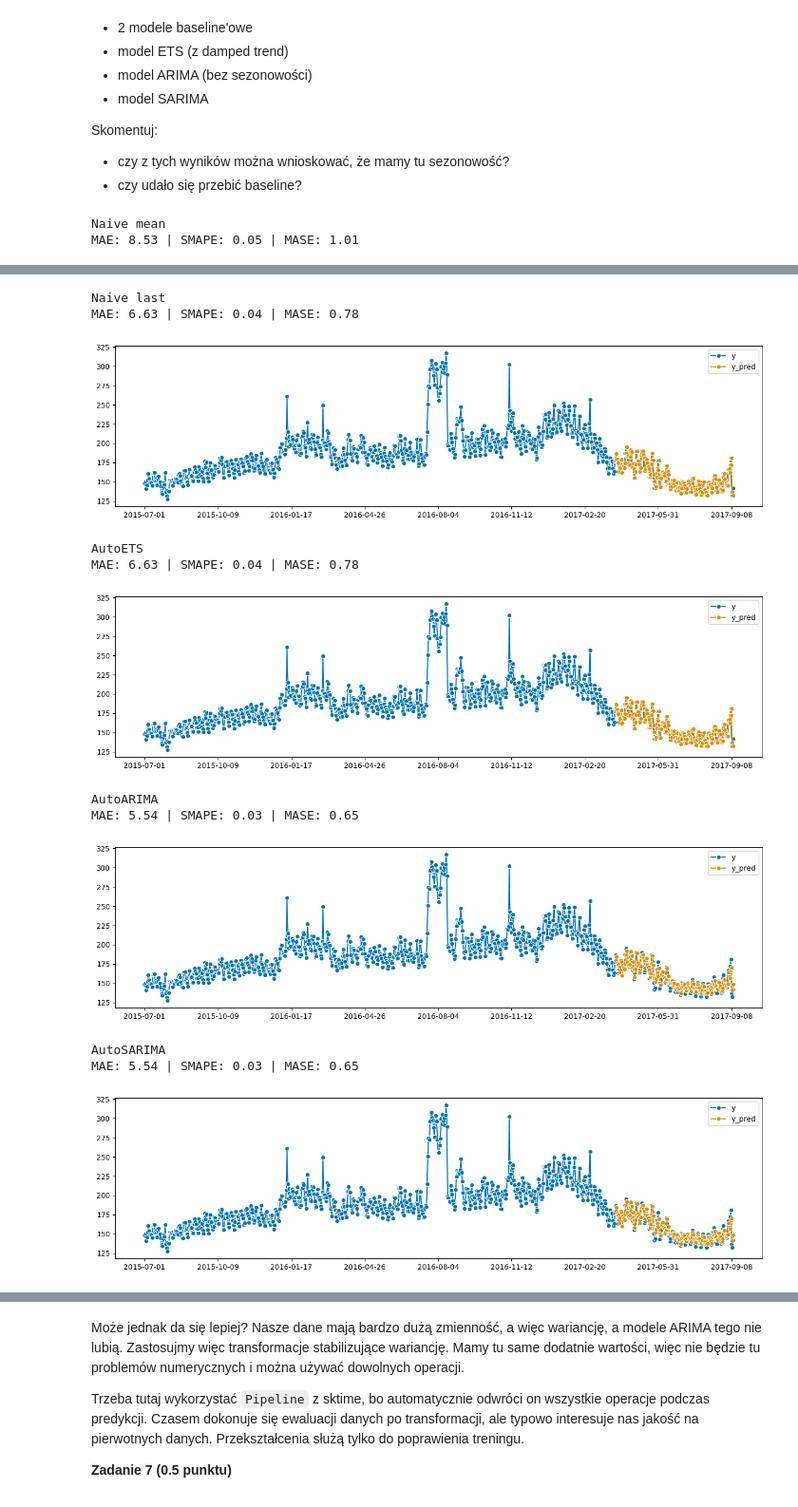
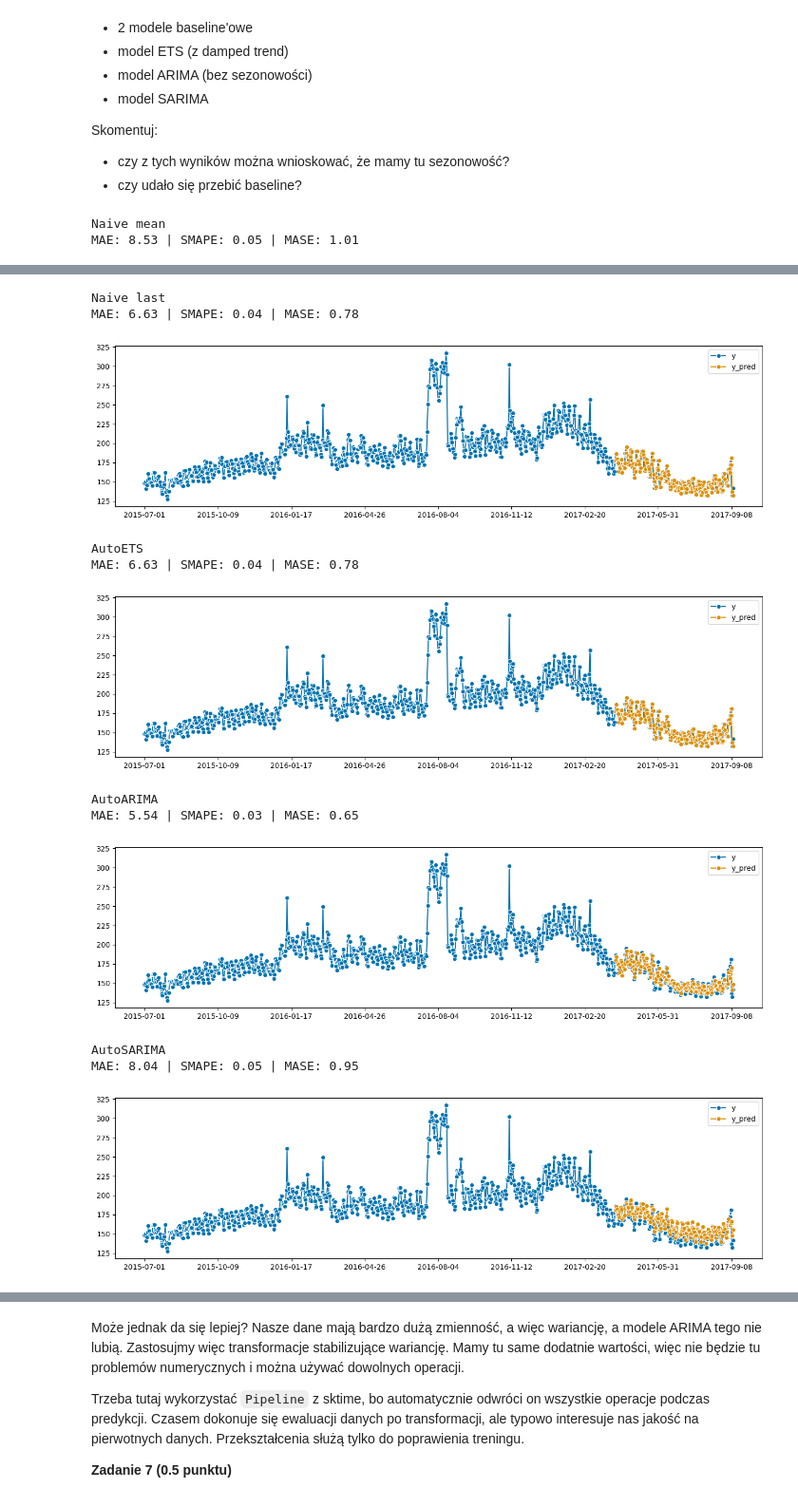
Before and after one commit to barhanc/machine-learning-fundamentals, a Jupyter notebook: lab7/notebook_empty.ipynb, the cells around one changed output, grey strips where cells are left out. Shown at 95% size. Cells and saved outputs as stored; diff of their text form; code cells hidden in the pictures.

```diff
--- a/lab7/notebook_empty.ipynb
+++ b/lab7/notebook_empty.ipynb
@@ -435,38 +435,38 @@ Skomentuj:
 # %%
 fcr_mean = NaiveForecaster(strategy="mean", window_length=3)
 fcr_last = NaiveForecaster(strategy="last")
-fcr_aets = StatsForecastAutoETS(damped=True)
-fcr_arima = StatsForecastAutoARIMA(seasonal=False)
-fcr_sarima = StatsForecastAutoARIMA(seasonal=True)
+fcr_ets = StatsForecastAutoETS(damped=True)
+fcr_arima = StatsForecastAutoARIMA(seasonal=False, n_jobs=-1)
+fcr_sarima = StatsForecastAutoARIMA(seasonal=True, sp=7, n_jobs=-1)
 
 print("Naive mean")
 evaluate_model(model=fcr_mean, data=df, horizon=1, plot_forecasts=True, analyze_residuals=False)
 
 print("\nNaive last")
 evaluate_model(model=fcr_last, data=df, horizon=1, plot_forecasts=True, analyze_residuals=False)
 
 print("\nAutoETS   ")
-evaluate_model(model=fcr_aets, data=df, horizon=1, plot_forecasts=True, analyze_residuals=False)
+evaluate_model(model=fcr_ets, data=df, horizon=1, plot_forecasts=True, analyze_residuals=False)
 
 print("\nAutoARIMA ")
 evaluate_model(model=fcr_arima, data=df, horizon=1, plot_forecasts=True, analyze_residuals=False)
 
 print("\nAutoSARIMA ")
 evaluate_model(model=fcr_sarima, data=df, horizon=1, plot_forecasts=True, analyze_residuals=False)
 # %% [output]
 Naive mean
 MAE: 8.53 | SMAPE: 0.05 | MASE: 1.01
 [figure]
 Naive last
 MAE: 6.63 | SMAPE: 0.04 | MASE: 0.78
 [figure]
 AutoETS
 MAE: 6.63 | SMAPE: 0.04 | MASE: 0.78
 [figure]
 AutoARIMA
 MAE: 5.54 | SMAPE: 0.03 | MASE: 0.65
 [figure]
 AutoSARIMA
-MAE: 5.54 | SMAPE: 0.03 | MASE: 0.65
+MAE: 8.04 | SMAPE: 0.05 | MASE: 0.95
-[figure, old version]
+[figure, new version]
 # %% [markdown]
```
Also changed, not shown: parts of 8 cells of this notebook.
